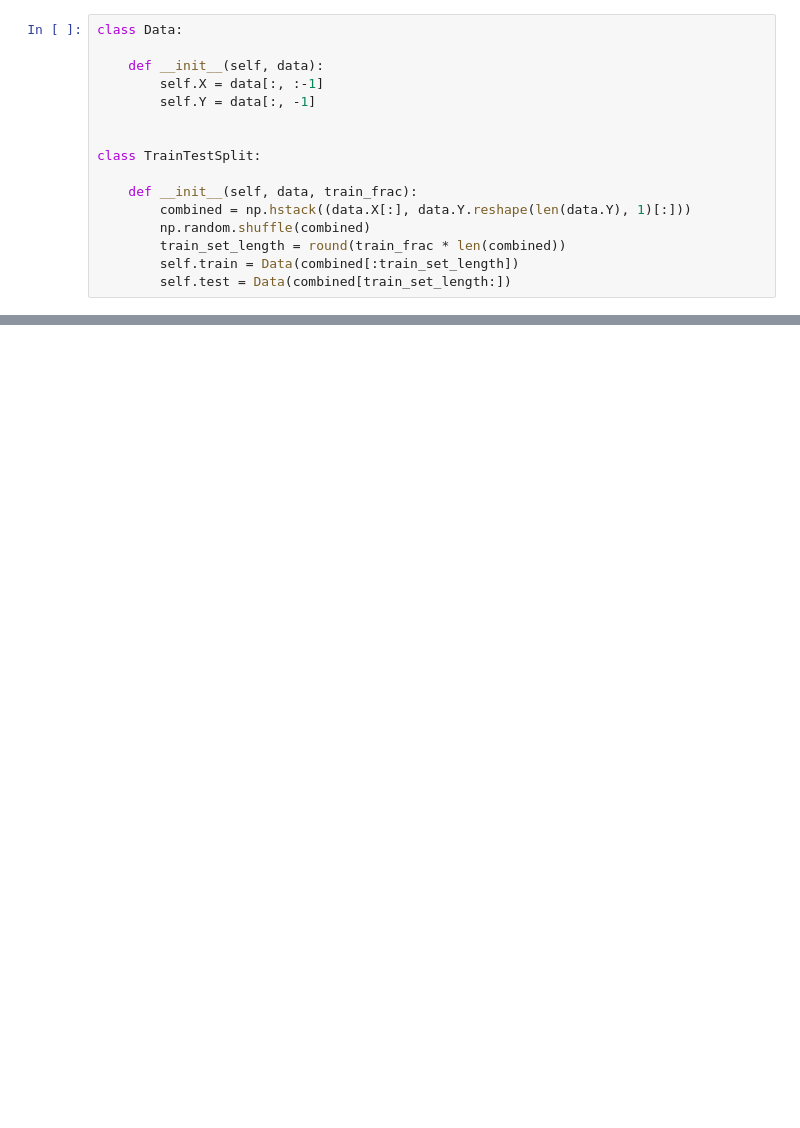
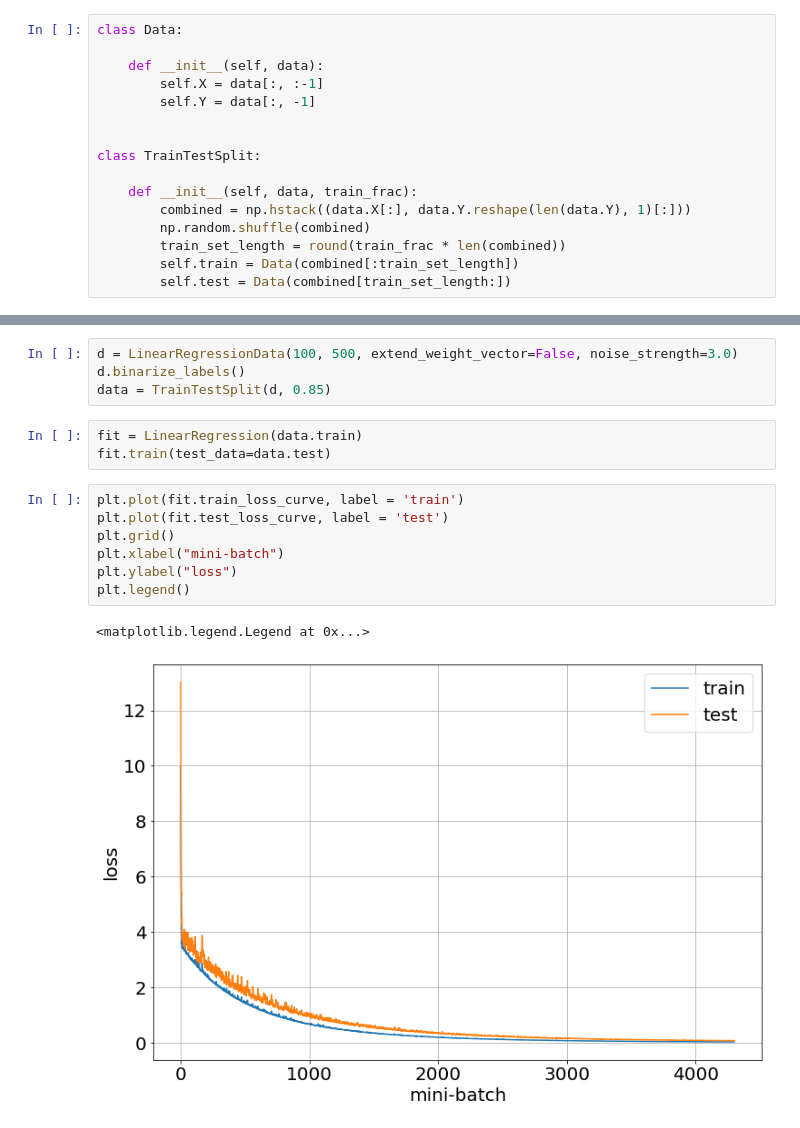
Before and after one commit to JamieGainer/machine-learning-notes, a Jupyter notebook: Linear_Regression/Linear_Regression_in_Numpy.ipynb, the cells around one changed output, grey strips where cells are left out. Saved outputs shown, nothing was run; the diff lists cells and outputs as text; blank space fills up the shorter version.

```diff
--- a/Linear_Regression/Linear_Regression_in_Numpy.ipynb
+++ b/Linear_Regression/Linear_Regression_in_Numpy.ipynb
@@ -167,0 +170,17 @@ plt.legend()
+# %%
+d = LinearRegressionData(100, 500, extend_weight_vector=False, noise_strength=3.0)
+d.binarize_labels()
+data = TrainTestSplit(d, 0.85)
+# %%
+fit = LinearRegression(data.train)
+fit.train(test_data=data.test)
+# %%
+plt.plot(fit.train_loss_curve, label = 'train')
+plt.plot(fit.test_loss_curve, label = 'test')
+plt.grid()
+plt.xlabel("mini-batch")
+plt.ylabel("loss")
+plt.legend()
+# %% [output]
+<matplotlib.legend.Legend at 0x...>
+[figure, added]
```
Also changed, not shown: parts of 15 cells of this notebook.
